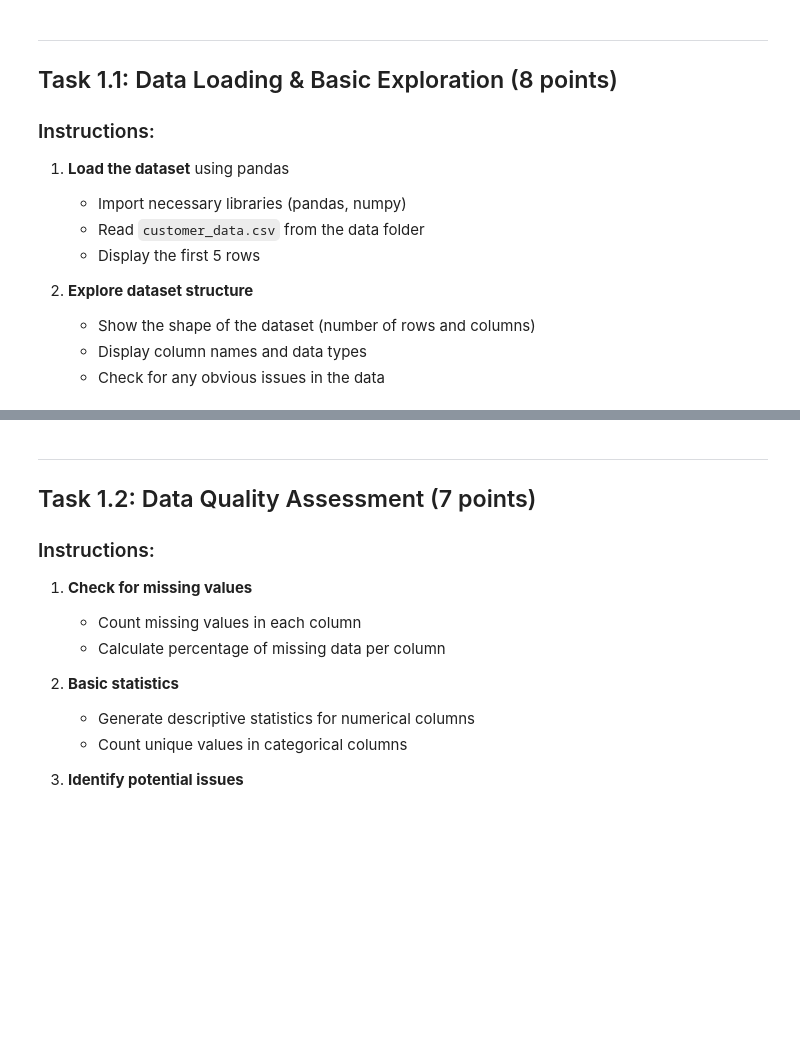
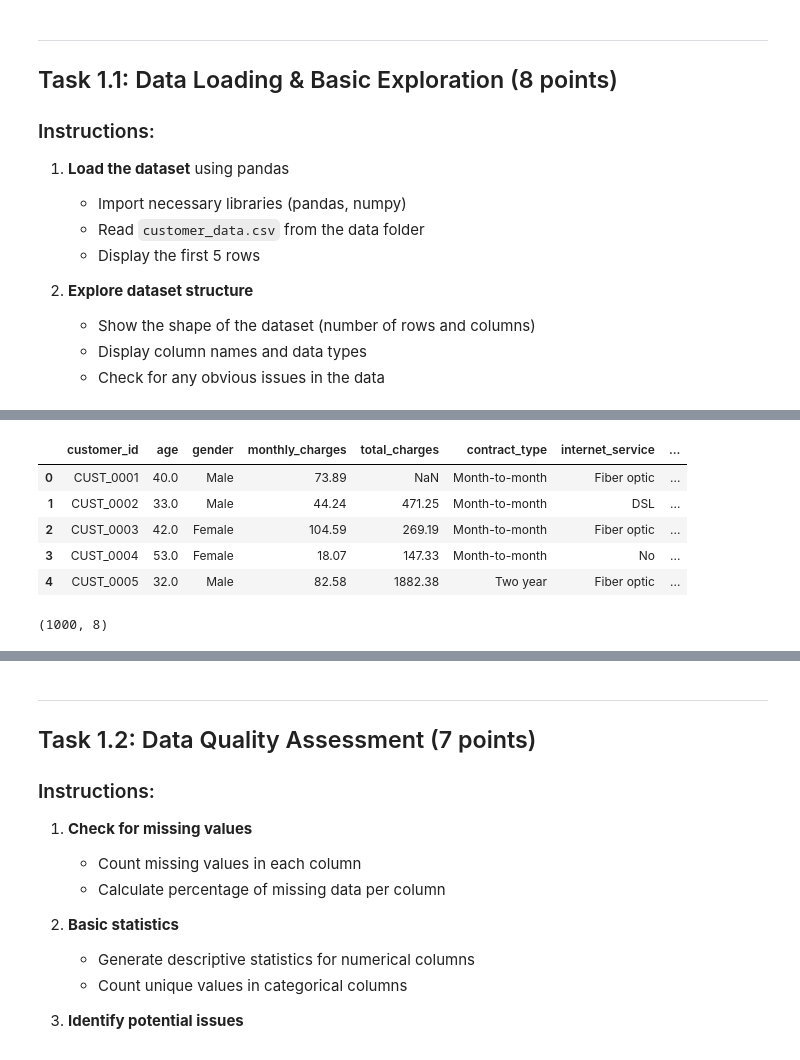
Before and after one commit to muhammadrizwan11/CUSTOME-CHURN, a Jupyter notebook: templates/part1_data_fundamentals.ipynb, the cells around one changed output, grey strips where cells are left out. Cells and saved outputs as stored; diff of their text form; code cells hidden in the pictures; blank space fills up the shorter version.

```diff
--- a/templates/part1_data_fundamentals.ipynb
+++ b/templates/part1_data_fundamentals.ipynb
@@ -43,3 +60,10 @@
 # %%
 # Display first 5 rows
-# Your code here
+df.head()
+# %% [output]
+|  | customer_id | age | gender | monthly_charges | total_charges | contract_type | internet_service | ... |
+| 0 | CUST_0001 | 40.0 | Male | 73.89 | NaN | Month-to-month | Fiber optic | ... |
+| 1 | CUST_0002 | 33.0 | Male | 44.24 | 471.25 | Month-to-month | DSL | ... |
+| 2 | CUST_0003 | 42.0 | Female | 104.59 | 269.19 | Month-to-month | Fiber optic | ... |
+| 3 | CUST_0004 | 53.0 | Female | 18.07 | 147.33 | Month-to-month | No | ... |
+| 4 | CUST_0005 | 32.0 | Male | 82.58 | 1882.38 | Two year | Fiber optic | ... |
@@ -49,2 +70,10 @@
+# %%
+# Ensure df_clean is defined
+df_clean = df.copy()
+
+# Show cleaned dataset shape
+df_clean.shape
+# %% [output]
+(1000, 8)
 # %%
 # Display column names and data types
```
Also changed, not shown: parts of 27 cells of this notebook, 7 other files.
